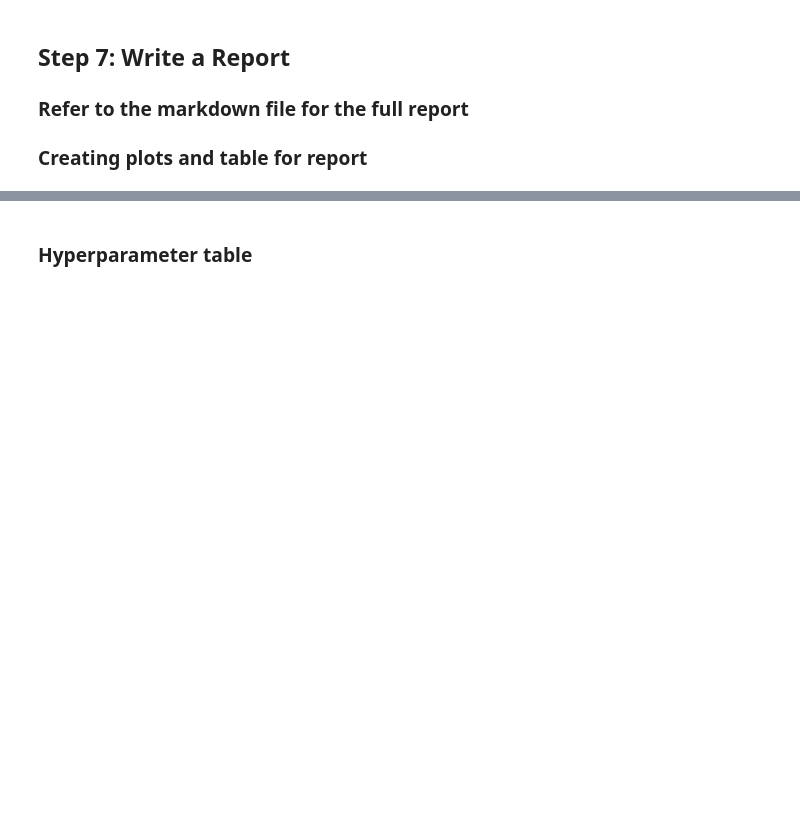
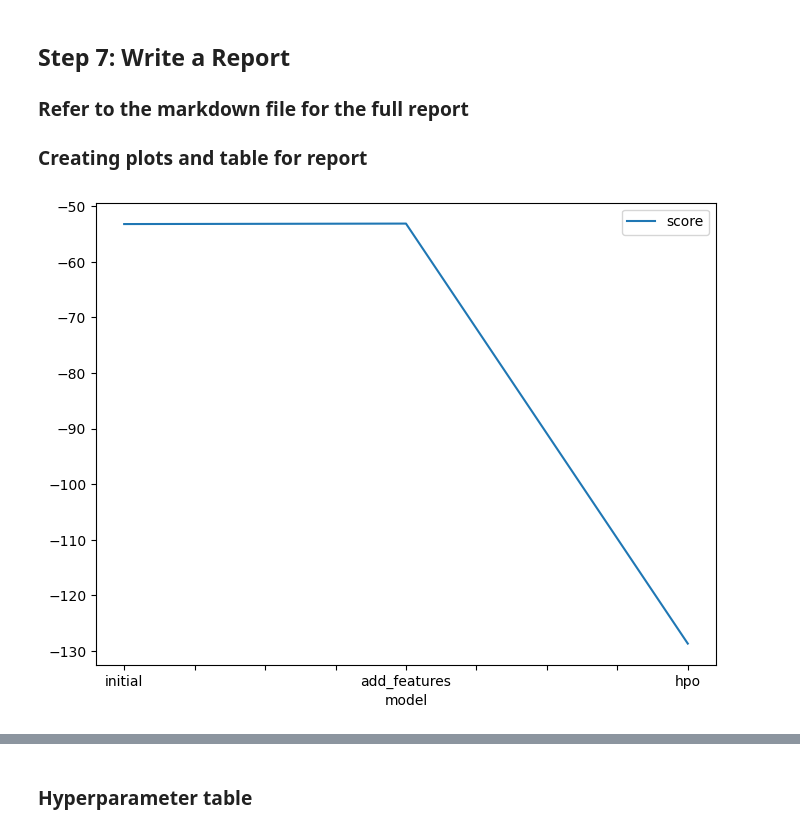
Before and after one commit to nathanbangwa243/bike_sharing_autogluon_starter, a Jupyter notebook: project-template.ipynb, the cells around one changed output, grey strips where cells are left out. Cells and saved outputs as stored; diff of their text form; code cells hidden in the pictures; blank space fills up the shorter version.

```diff
--- a/project-template.ipynb
+++ b/project-template.ipynb
@@ -208,13 +755,15 @@ submission_new_hpo.to_csv("submission_new_hpo.csv", index=False)
 # %%
 # Taking the top model score from each training run and creating a line plot to show improvement
 # You can create these in the notebook and save them to PNG or use some other tool (e.g. google sheets, excel)
 fig = pd.DataFrame(
     {
         "model": ["initial", "add_features", "hpo"],
-        "score": [?, ?, ?]
+        "score": [-53.206676, -53.120698, -128.662245]
     }
 ).plot(x="model", y="score", figsize=(8, 6)).get_figure()
 fig.savefig('model_train_score.png')
+# %% [output]
+[figure, added]
 # %%
 # Take the 3 kaggle scores and creating a line plot to show improvement
 fig = pd.DataFrame(
```
Also changed, not shown: parts of 67 cells of this notebook, 4 other files.
